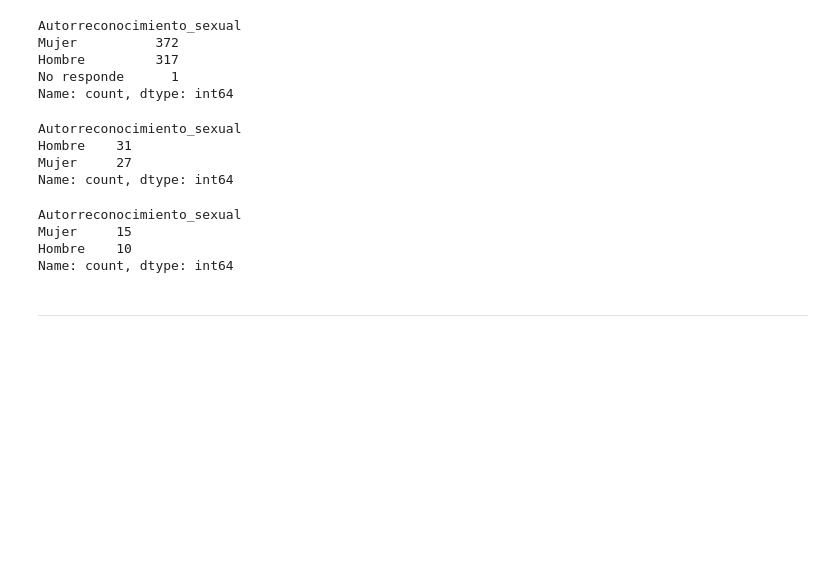
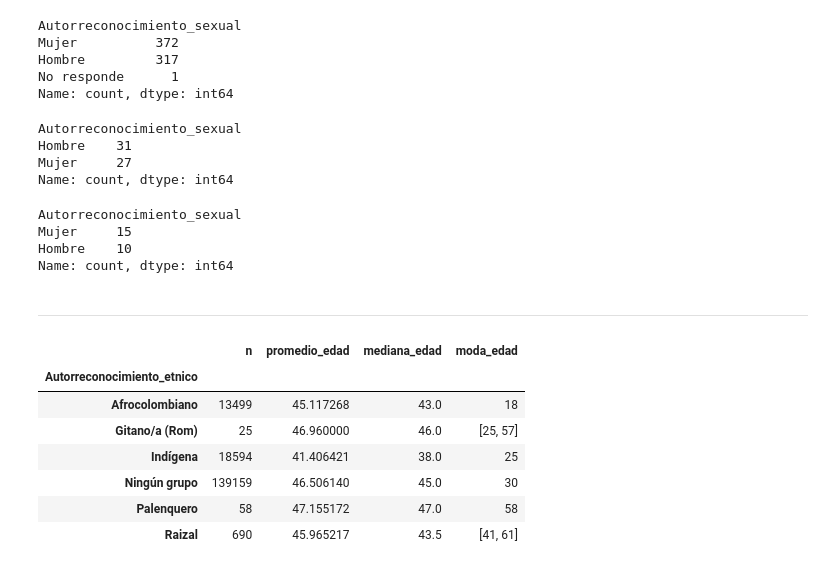
Before and after one commit to Trio-Maravilla/Primer-Proyecto-, a Jupyter notebook: notebooks/data_analysis_Leo.ipynb, the cells around one changed output. Saved outputs shown, nothing was run; the diff lists cells and outputs as text; code cells hidden in the pictures; blank space fills up the shorter version.

Commit message:
EDA de la edad

```diff
--- a/notebooks/data_analysis_Leo.ipynb
+++ b/notebooks/data_analysis_Leo.ipynb
@@ -216,3 +216,15 @@ Hombre    10
 Name: count, dtype: int64
 # %% [markdown]
 -----
+# %%
+resumen_edad = (df.groupby("Autorreconocimiento_etnico").agg(n=("Autorreconocimiento_etnico","count"),promedio_edad=("Edad","mean"),mediana_edad=("Edad","median"),moda_edad=("Edad",lambda x: x.mode())))
+resumen_edad
+# %% [output]
+|  | n | promedio_edad | mediana_edad | moda_edad |
+| Autorreconocimiento_etnico |  |  |  |  |
+| Afrocolombiano | 13499 | 45.117268 | 43.0 | 18 |
+| Gitano/a (Rom) | 25 | 46.960000 | 46.0 | [25, 57] |
+| Indígena | 18594 | 41.406421 | 38.0 | 25 |
+| Ningún grupo | 139159 | 46.506140 | 45.0 | 30 |
+| Palenquero | 58 | 47.155172 | 47.0 | 58 |
+| Raizal | 690 | 45.965217 | 43.5 | [41, 61] |
```
